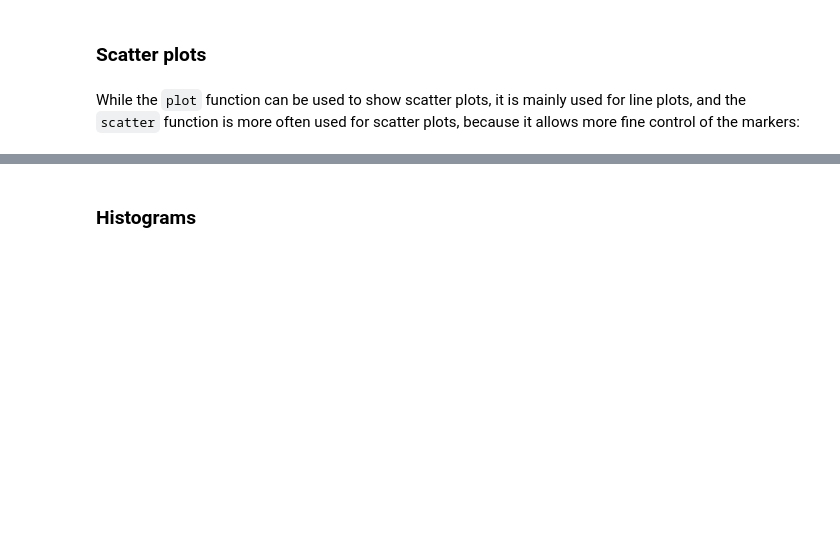
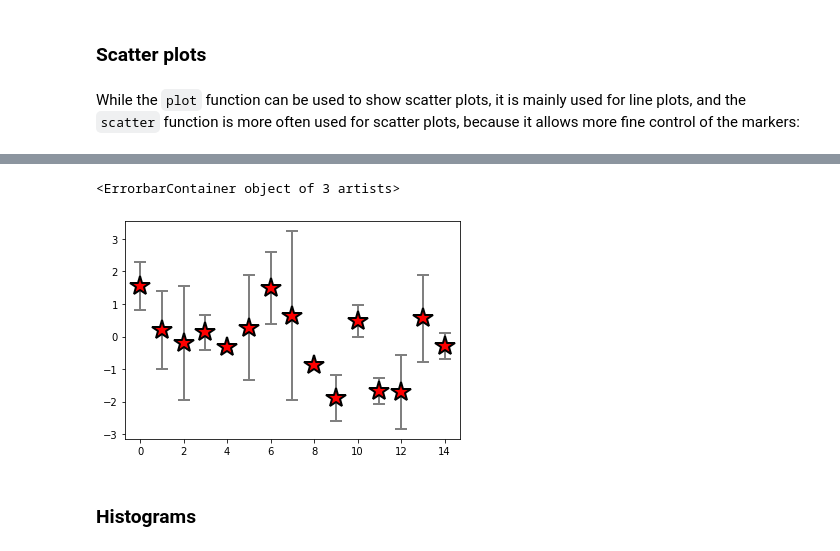
Before and after one commit to andreall/dicca__python_course, a Jupyter notebook: 04_matplotlib.ipynb, the cells around one changed output, grey strips where cells are left out. Drawn from its saved outputs; the diff is of its cells as text; code cells hidden in the pictures; blank space fills up the shorter version.

```diff
--- a/04_matplotlib.ipynb
+++ b/04_matplotlib.ipynb
@@ -166,3 +166,16 @@ plt.scatter(x, y)
+# %%
+plt.errorbar(xdata2, ydata2, yerr=yerrors, ls='',         # no lines connecting points
+                                               marker='*',    # circular plot symbols
+                                               ms=20,         # marker size
+                                               mfc='r',       # marker face color
+                                               mew=2,         # marker edge width
+                                               mec='k',       # marker edge color
+                                               elinewidth=2,  # error line width
+                                               ecolor='gray', # error color
+                                               capsize=6)     # error hat sizex
+# %% [output]
+<ErrorbarContainer object of 3 artists>
+[figure, added]
 # %% [markdown]
 ### Histograms
 # %% [markdown]
```
Also changed, not shown: parts of 22 cells of this notebook.
